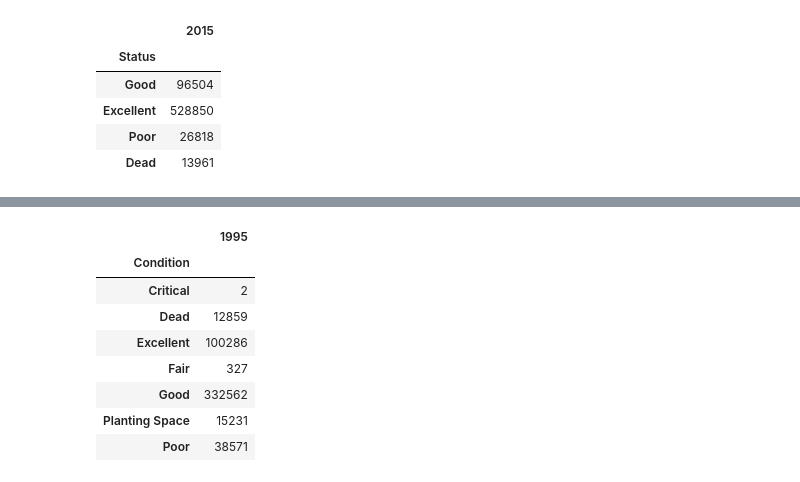
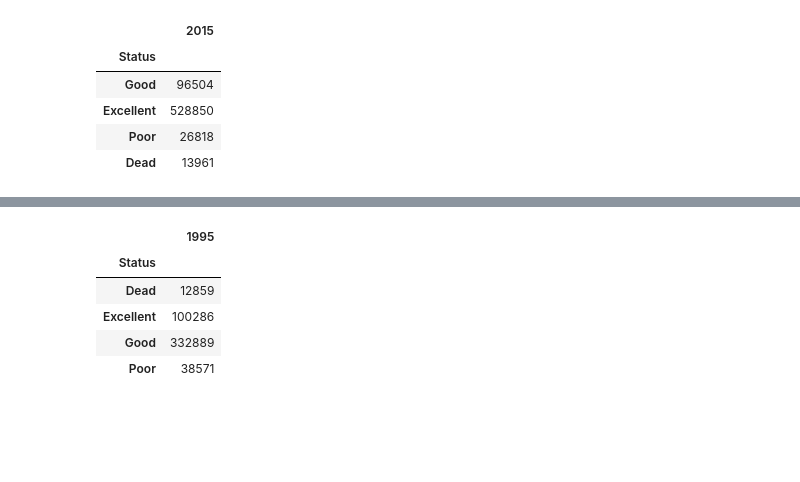
Before and after one commit to lrrbrody/TDI, a Jupyter notebook: TDI_Project_Proposal.ipynb, the cells around one changed output, grey strips where cells are left out. Saved outputs shown, nothing was run; the diff lists cells and outputs as text; code cells hidden in the pictures; blank space fills up the shorter version.

```diff
--- a/TDI_Project_Proposal.ipynb
+++ b/TDI_Project_Proposal.ipynb
@@ -177,18 +185,23 @@ Alive05
 | Excellent | 141657 |
 | Good | 393464 |
 | Poor | 49131 |
-# %%
-Cond95=Tree95.groupby("Condition").count()
-Cond95 = Cond95.iloc[0:7,0:1]
-Cond95.columns = ['1995']
-Cond95
-# %% [output]
-|  | 1995 |
-| Condition |  |
-| Critical | 2 |
-| Dead | 12859 |
-| Excellent | 100286 |
-| Fair | 327 |
-| Good | 332562 |
-| Planting Space | 15231 |
-| Poor | 38571 |
+# %%
+Cond95=Tree95.groupby("Condition").count()
+Cond95 = Cond95.iloc[0:7,0:1]
+Status95 = ["Critical", "Dead", "Excellent", "Fair", "Good", "Planting_Space", "Poor"]
+Cond95['Status'] = Status95
+Cond95=Cond95[Cond95["Status"] != "Critical"] #only 2, dropping for now
+Cond95=Cond95[Cond95["Status"] != "Planting_Space"] #not useful for now and doesn't match the other datasets, dropping for now
+Cond95=Cond95[Cond95["Status"] != "Fair"] #added to 'Good'
+Cond95.set_index('Status', inplace=True)
+Cond95.columns = ['1995']
+Cond95.at['Good', '1995'] = (332562 + 327) #sum of "fair" and "good" since the other datasets don't have this particular distinction
+
+Cond95
+# %% [output]
+|  | 1995 |
+| Status |  |
+| Dead | 12859 |
+| Excellent | 100286 |
+| Good | 332889 |
+| Poor | 38571 |
```
Also changed, not shown: parts of 14 cells of this notebook.
